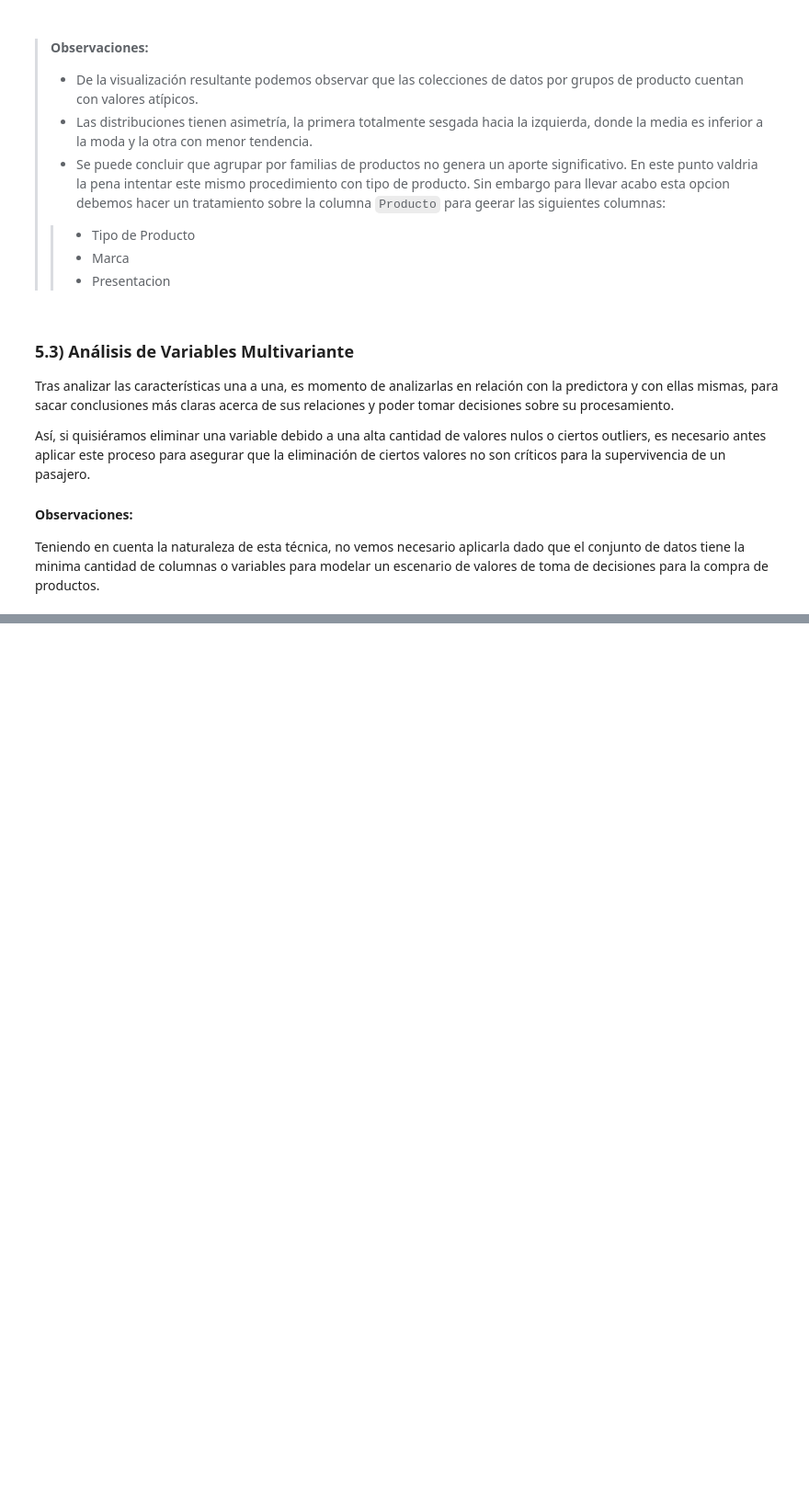
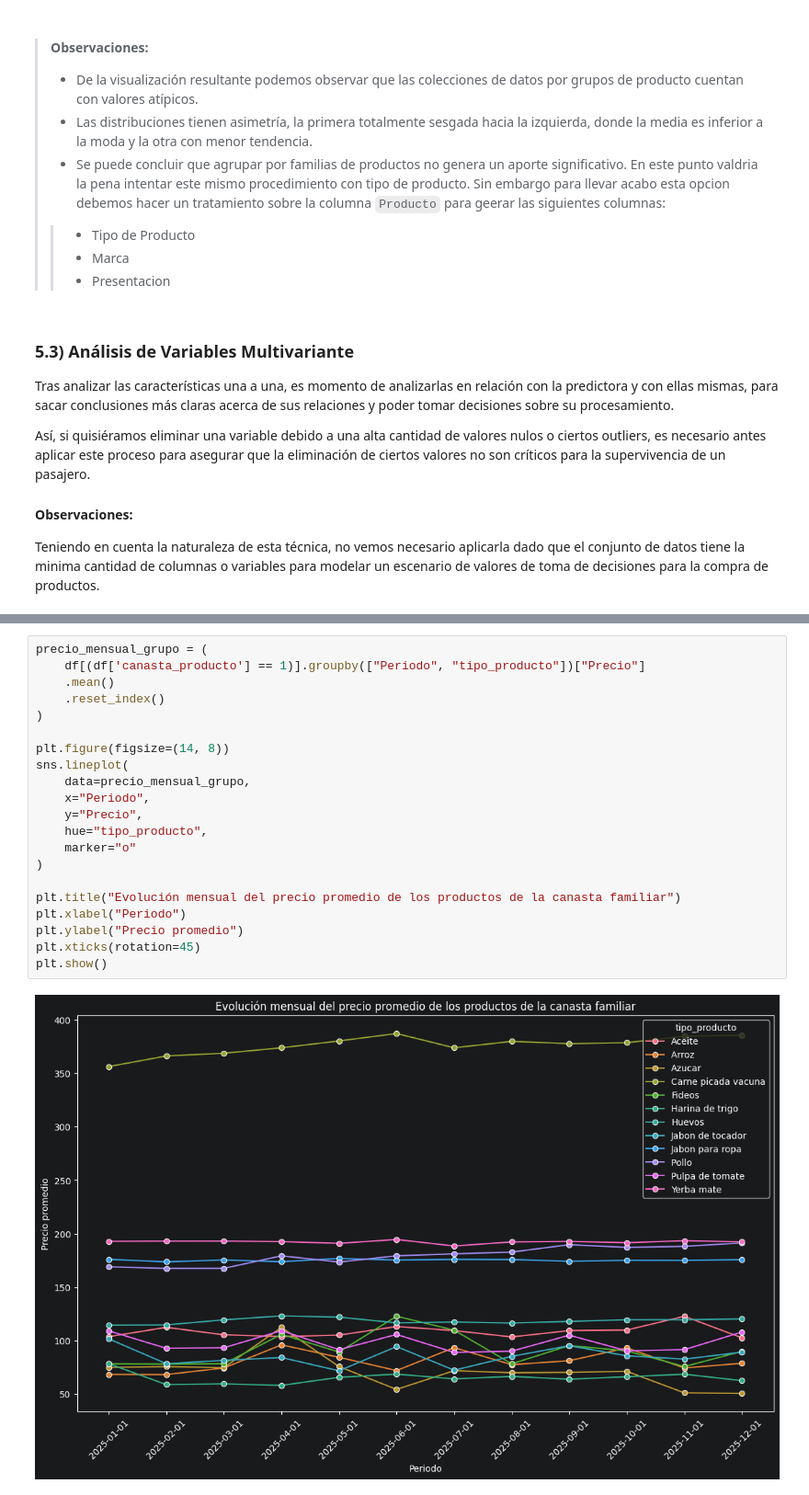
Before and after one commit to magnadata/ucu-python-4-data-analysis-project, a Jupyter notebook: notebooks/practice.ipynb, the cells around one changed output, grey strips where cells are left out. Shown at 92% size. Saved outputs shown, nothing was run; the diff lists cells and outputs as text; blank space fills up the shorter version.

```diff
--- a/notebooks/practice.ipynb
+++ b/notebooks/practice.ipynb
@@ -506,0 +556,23 @@ print(df.head(10))
+# %%
+precio_mensual_grupo = (
+    df[(df['canasta_producto'] == 1)].groupby(["Periodo", "tipo_producto"])["Precio"]
+    .mean()
+    .reset_index()
+)
+
+plt.figure(figsize=(14, 8))
+sns.lineplot(
+    data=precio_mensual_grupo,
+    x="Periodo",
+    y="Precio",
+    hue="tipo_producto",
+    marker="o"
+)
+
+plt.title("Evolución mensual del precio promedio de los productos de la canasta familiar")
+plt.xlabel("Periodo")
+plt.ylabel("Precio promedio")
+plt.xticks(rotation=45)
+plt.show()
+# %% [output]
+[figure, added]
```
Also changed, not shown: parts of 27 cells of this notebook, 7 other files.
